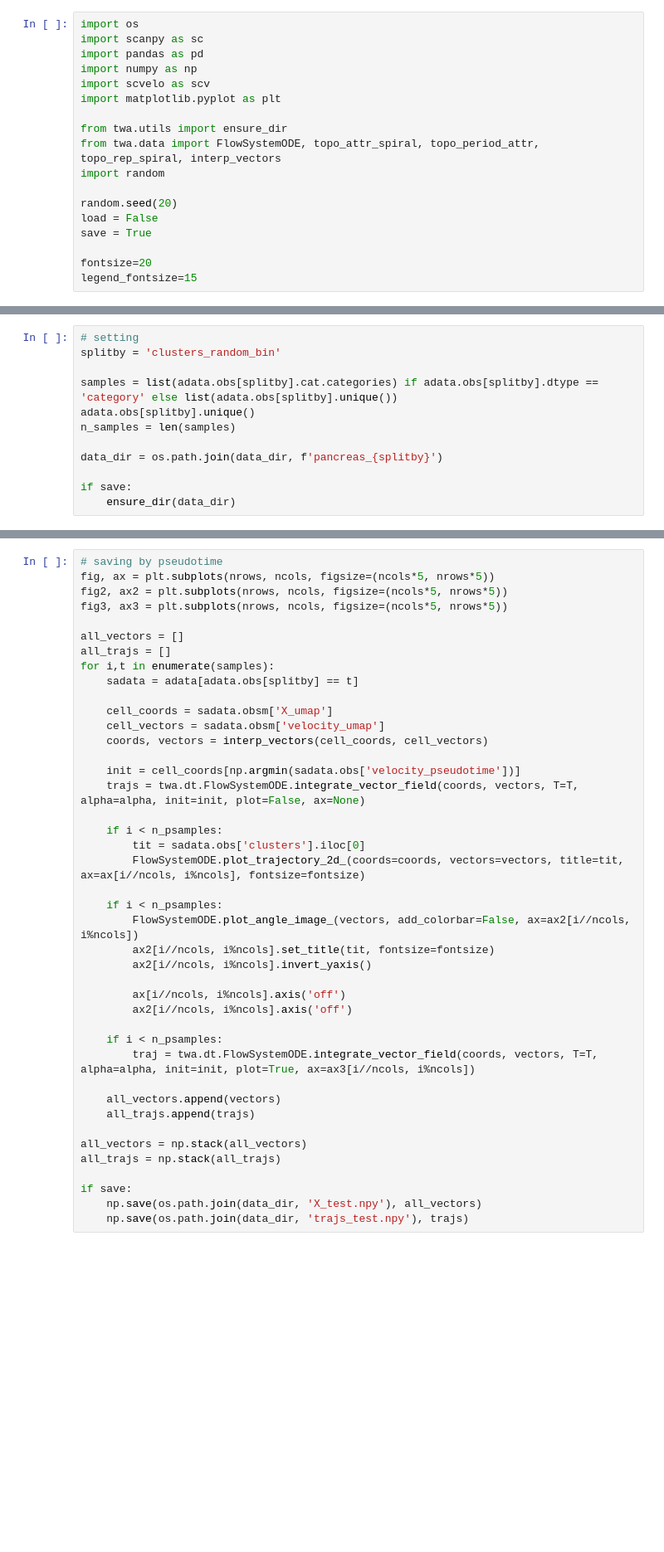
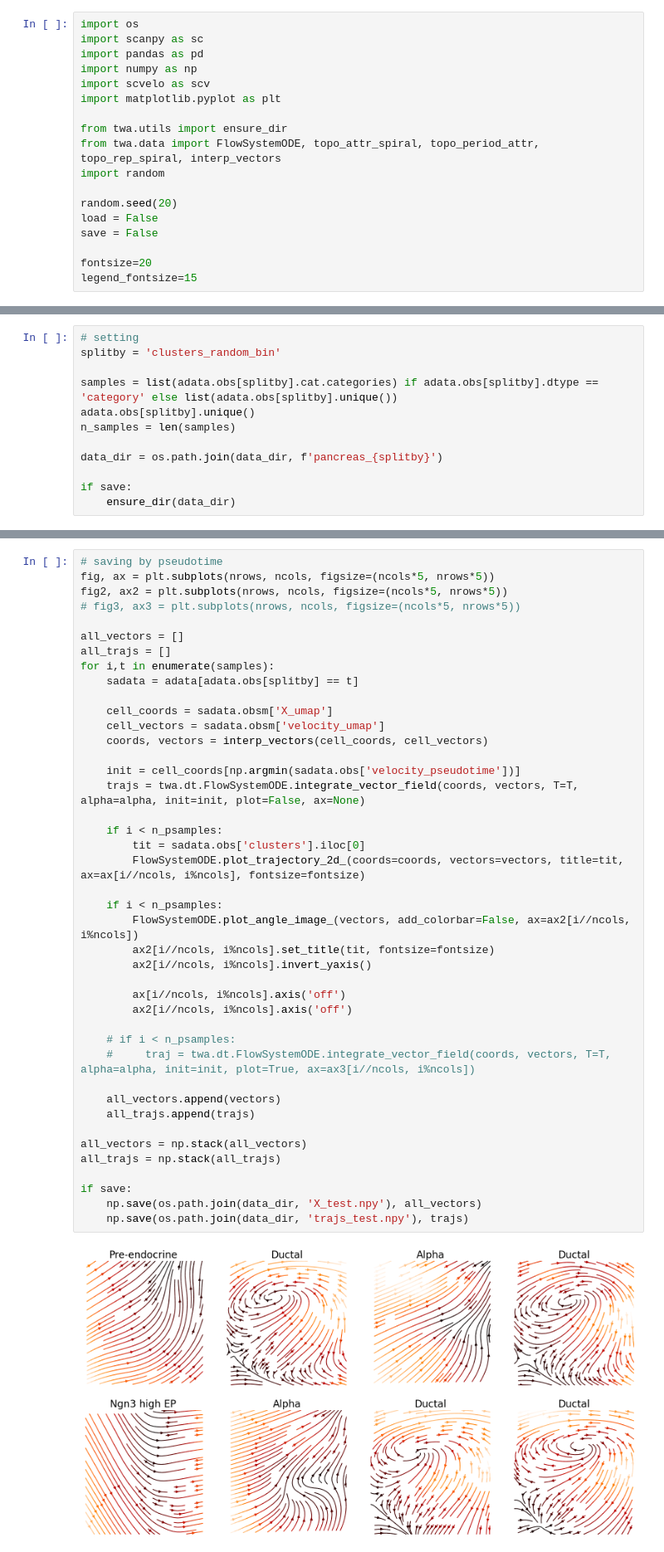
Before and after one commit to nitzanlab/time-warp-attend, a Jupyter notebook: notebooks/pancreas.ipynb, the cells around one changed output, grey strips where cells are left out. Shown at 83% size. Saved outputs shown, nothing was run; the diff lists cells and outputs as text; blank space fills up the shorter version.

```diff
--- a/notebooks/pancreas.ipynb
+++ b/notebooks/pancreas.ipynb
@@ -12,7 +12,7 @@ import random
 
 random.seed(20)
 load = False
-save = True
+save = False
 
 fontsize=20
 legend_fontsize=15
@@ -151,7 +197,7 @@ plt.show()
 # saving by pseudotime
 fig, ax = plt.subplots(nrows, ncols, figsize=(ncols*5, nrows*5))
 fig2, ax2 = plt.subplots(nrows, ncols, figsize=(ncols*5, nrows*5))
-fig3, ax3 = plt.subplots(nrows, ncols, figsize=(ncols*5, nrows*5))
+# fig3, ax3 = plt.subplots(nrows, ncols, figsize=(ncols*5, nrows*5))
 
 all_vectors = []
 all_trajs = []
@@ -160,32 +206,34 @@ for i,t in enumerate(samples):
 
     cell_coords = sadata.obsm['X_umap']
     cell_vectors = sadata.obsm['velocity_umap']
     coords, vectors = interp_vectors(cell_coords, cell_vectors)
 
     init = cell_coords[np.argmin(sadata.obs['velocity_pseudotime'])]
     trajs = twa.dt.FlowSystemODE.integrate_vector_field(coords, vectors, T=T, alpha=alpha, init=init, plot=False, ax=None)
 
     if i < n_psamples:
         tit = sadata.obs['clusters'].iloc[0]
         FlowSystemODE.plot_trajectory_2d_(coords=coords, vectors=vectors, title=tit, ax=ax[i//ncols, i%ncols], fontsize=fontsize)
 
     if i < n_psamples:
         FlowSystemODE.plot_angle_image_(vectors, add_colorbar=False, ax=ax2[i//ncols, i%ncols])
         ax2[i//ncols, i%ncols].set_title(tit, fontsize=fontsize)
         ax2[i//ncols, i%ncols].invert_yaxis()
 
         ax[i//ncols, i%ncols].axis('off')
         ax2[i//ncols, i%ncols].axis('off')
 
-    if i < n_psamples:
-        traj = twa.dt.FlowSystemODE.integrate_vector_field(coords, vectors, T=T, alpha=alpha, init=init, plot=True, ax=ax3[i//ncols, i%ncols])
+    # if i < n_psamples:
+    #     traj = twa.dt.FlowSystemODE.integrate_vector_field(coords, vectors, T=T, alpha=alpha, init=init, plot=True, ax=ax3[i//ncols, i%ncols])
 
     all_vectors.append(vectors)
     all_trajs.append(trajs)
 
 all_vectors = np.stack(all_vectors)
 all_trajs = np.stack(all_trajs)
 
 if save:
     np.save(os.path.join(data_dir, 'X_test.npy'), all_vectors)
     np.save(os.path.join(data_dir, 'trajs_test.npy'), trajs)
+# %% [output]
+[figure, added]
```
Also changed, not shown: parts of 6 cells of this notebook, 9 other files.
